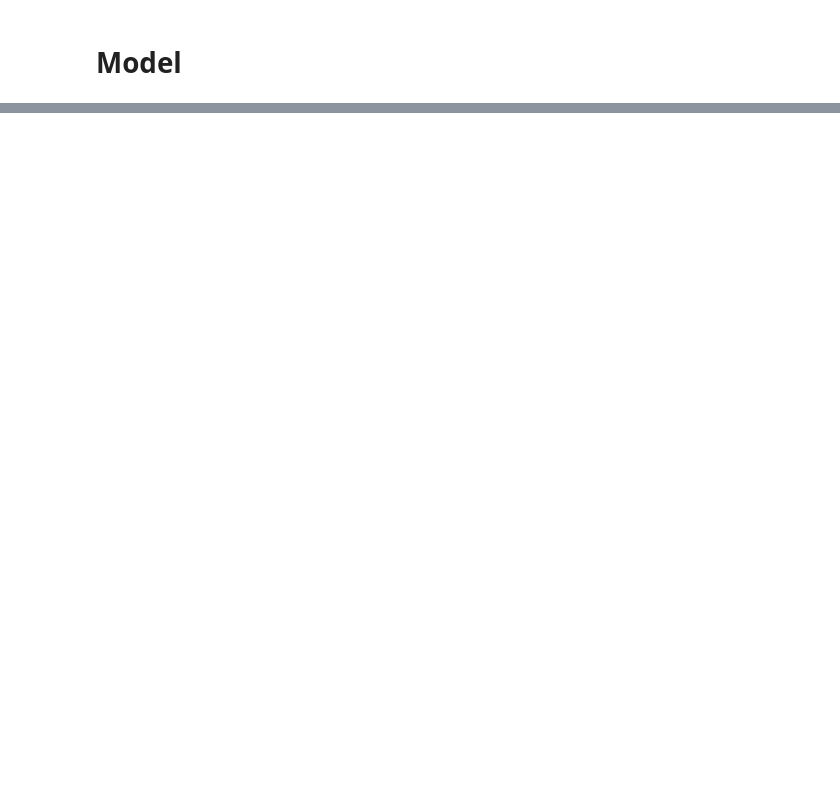
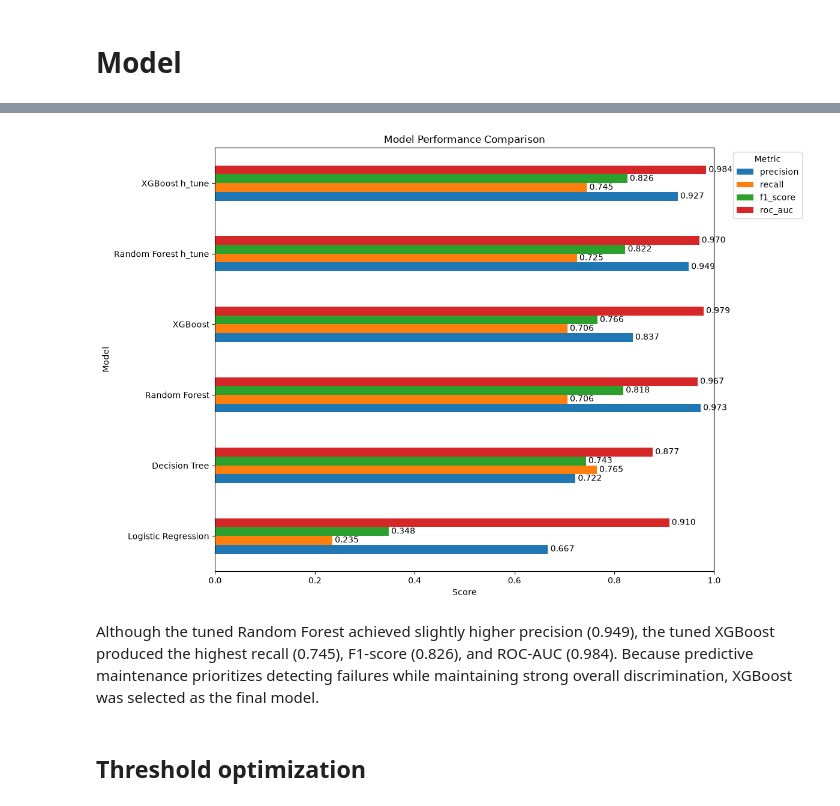
Before and after one commit to Ahmed-Althubyani/industrial-predictive-maintenance, a Jupyter notebook: notebooks/02_model.ipynb, the cells around one changed output, grey strips where cells are left out. Cells and saved outputs as stored; diff of their text form; code cells hidden in the pictures; blank space fills up the shorter version.

```diff
--- a/notebooks/02_model.ipynb
+++ b/notebooks/02_model.ipynb
@@ -102,0 +431,4 @@ X_train.head()
+# %%
+best_xgb = xgb_search.best_estimator_
+# %%
+p_s, r_s, f1_s, roc_auc = evaluate_model(best_xgb, X_train, y_train, X_val, y_val)
@@ -102,0 +453,2 @@ X_train.head()
+# %%
+df_result = pd.concat([df_result, pd.DataFrame({"model":["XGBoost h_tune"], "precision":[p_s], "recall":[r_s], "f1_score":[f1_s], "roc_auc":[roc_auc]})], ignore_index=True)
@@ -102,0 +457,2 @@ X_train.head()
+# %%
+df_result = df_result.round(3)
@@ -102,0 +469,27 @@ X_train.head()
+# %%
+ax = df_result.set_index("model").plot(kind="barh", figsize=(12, 8))
+
+
+# Loop through each bar to add the value label
+for container in ax.containers:
+    ax.bar_label(container, fmt="%.3f", padding=3)
+
+
+plt.xlabel("Score")
+plt.ylabel("Model")
+plt.title("Model Performance Comparison")
+plt.xlim(0, 1)  # Since all metrics are between 0 and 1
+plt.legend(
+    title="Metric",
+    bbox_to_anchor=(1.03, 1),
+    loc="upper left"
+)
+plt.tight_layout()
+
+plt.show()
+# %% [output]
+[figure, added]
+# %% [markdown]
+Although the tuned Random Forest achieved slightly higher precision (0.949), the tuned XGBoost produced the highest recall (0.745), F1-score (0.826), and ROC-AUC (0.984). Because predictive maintenance prioritizes detecting failures while maintaining strong overall discrimination, XGBoost was selected as the final model.
+# %% [markdown]
+## Threshold optimization
```
Also changed, not shown: parts of 72 cells of this notebook, 1 other file.
